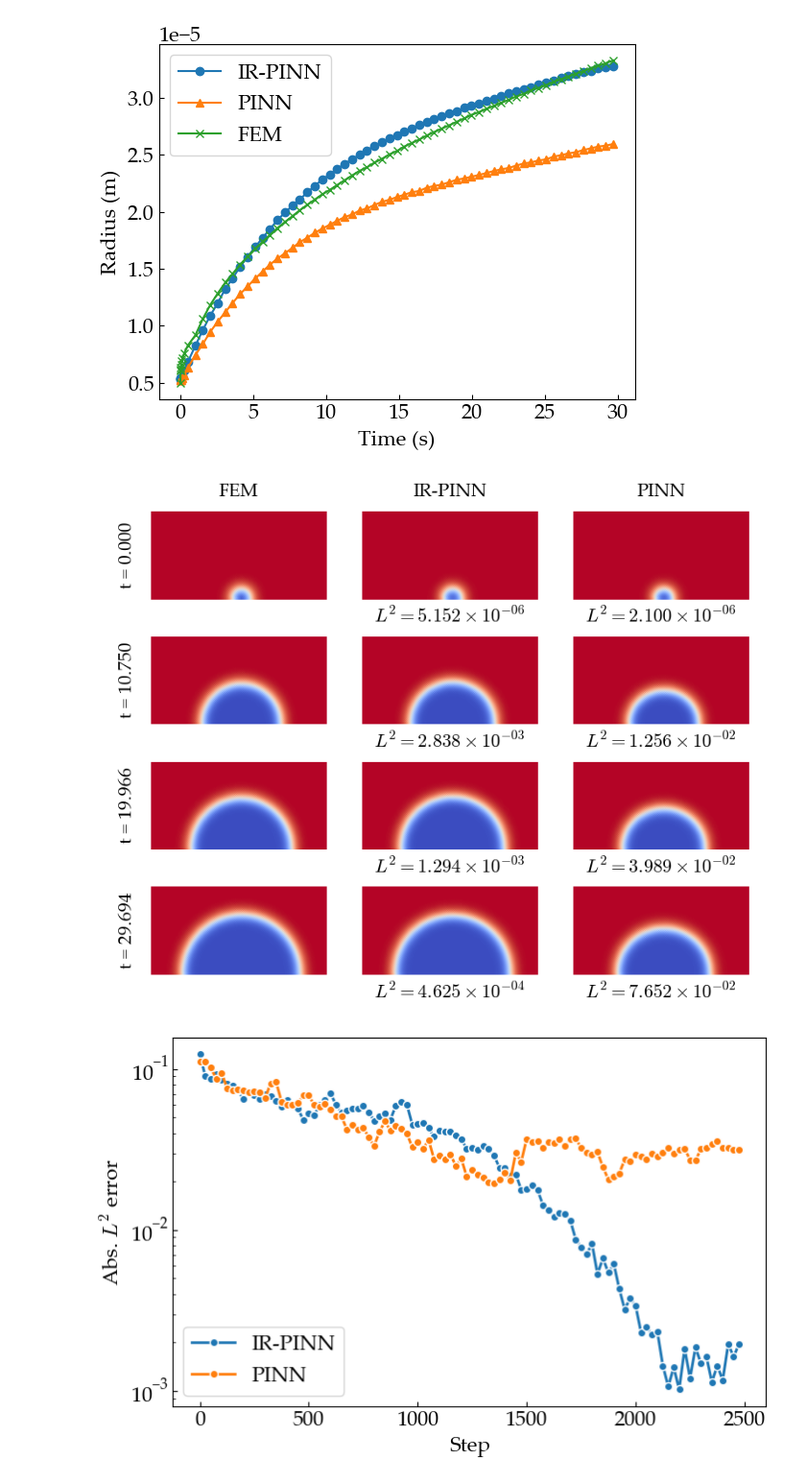
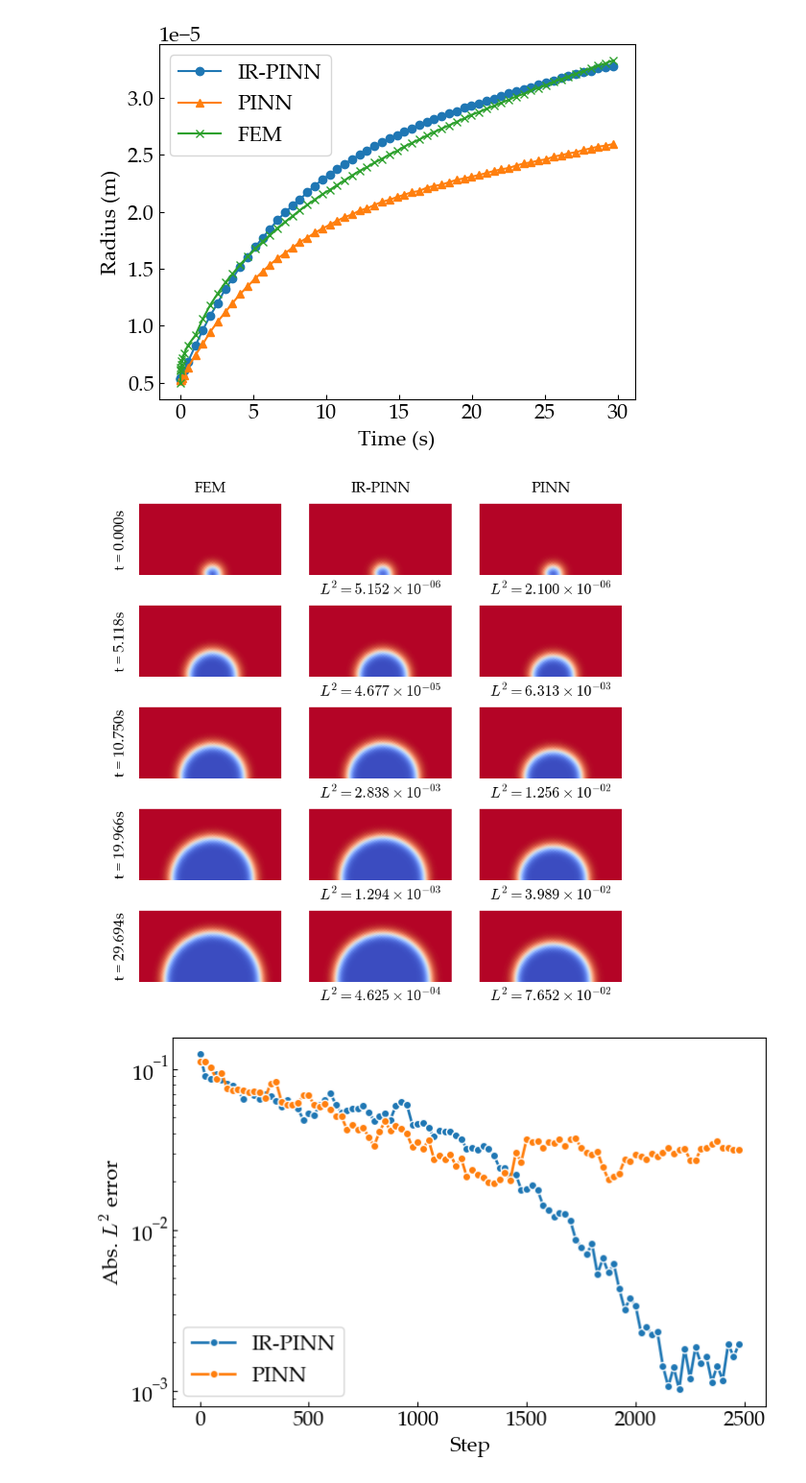
Before and after one commit to NanxiiChen/irr-pinns, a Jupyter notebook: examples/corrosion2d1pit/eval.ipynb, the cells around one changed output. Shown: that part at 96% size. Saved outputs shown, nothing was run; the diff lists cells and outputs as text; code cells hidden in the pictures.

```diff
--- a/examples/corrosion2d1pit/eval.ipynb
+++ b/examples/corrosion2d1pit/eval.ipynb
@@ -110,8 +110,8 @@ ax.legend()
 <matplotlib.legend.Legend at 0x...>
 [figure]
 # %%
-ts = [0.000, 10.750, 19.966, 29.694]
-fig = plt.figure(figsize=(10, 8))
+ts = [0.000, 5.118, 10.750, 19.966, 29.694]
+fig = plt.figure(figsize=(10, 10))
 gs = GridSpec(1+len(ts)*2, 4, height_ratios=[0.2] + [1, 0.2,]*len(ts), width_ratios=[0.1] + [1]*3)
 
 col_names = ["", "FEM", "IR-PINN", "PINN"]
@@ -126,7 +126,7 @@ mesh = jnp.load(f"{cfg.DATA_PATH}/mesh_points.npy")[::skip_every] / cfg.Lc
 for i, tic in enumerate(ts):
 
     ax = fig.add_subplot(gs[1+2*i, 0])
-    ax.text(1.0, 0.5, f"t = {tic:.3f}", ha="left", va="center",
+    ax.text(1.0, 0.5, f"t = {tic:.3f}s", ha="left", va="center",
             transform=ax.transAxes, rotation=90)
     ax.axis("off")
 
@@ -147,34 +147,34 @@ for i, tic in enumerate(ts):
         ax.scatter(
             mesh[:, 0], mesh[:, 1], c=sol, cmap="coolwarm", vmin=0, vmax=1, edgecolors="none"
         )
         ax.set_aspect("equal")
         ax.set_axis_off()
         ax.set(xlim=(-0.5, 0.5), ylim=(0, 0.5))
 
     def plot_error(ax, ref, sol):
         error = jnp.mean((ref - sol) ** 2)
         error_str = "$L^2=" + f"{error:.3e}".replace("e", r"\times 10^{") + "}$"
         ax.text(0.5, 0.5, error_str, ha="center", va="center",
                 transform=ax.transAxes, rotation=0)
         ax.axis("off")
 
 
     ax = fig.add_subplot(gs[1+2*i, 1])
     plot_sol(ax, mesh, ref_sol)
     ax = fig.add_subplot(gs[1+2*i, 2])
     plot_sol(ax, mesh, pred)
     ax = fig.add_subplot(gs[1+2*i, 3])
     plot_sol(ax, mesh, pred_noirr)
 
     ax = fig.add_subplot(gs[2+2*i, 2])
     plot_error(ax, ref_sol, pred)
 
     ax = fig.add_subplot(gs[2+2*i, 3])
     plot_error(ax, ref_sol, pred_noirr)
 
 # plt.savefig("figures/corrosion2d1pit-sol.png", dpi=300, bbox_inches="tight")
 # %% [output]
-[figure, old version]
+[figure, new version]
 # %%
 import pandas as pd
 
```
Also changed, not shown: 1 other file.
